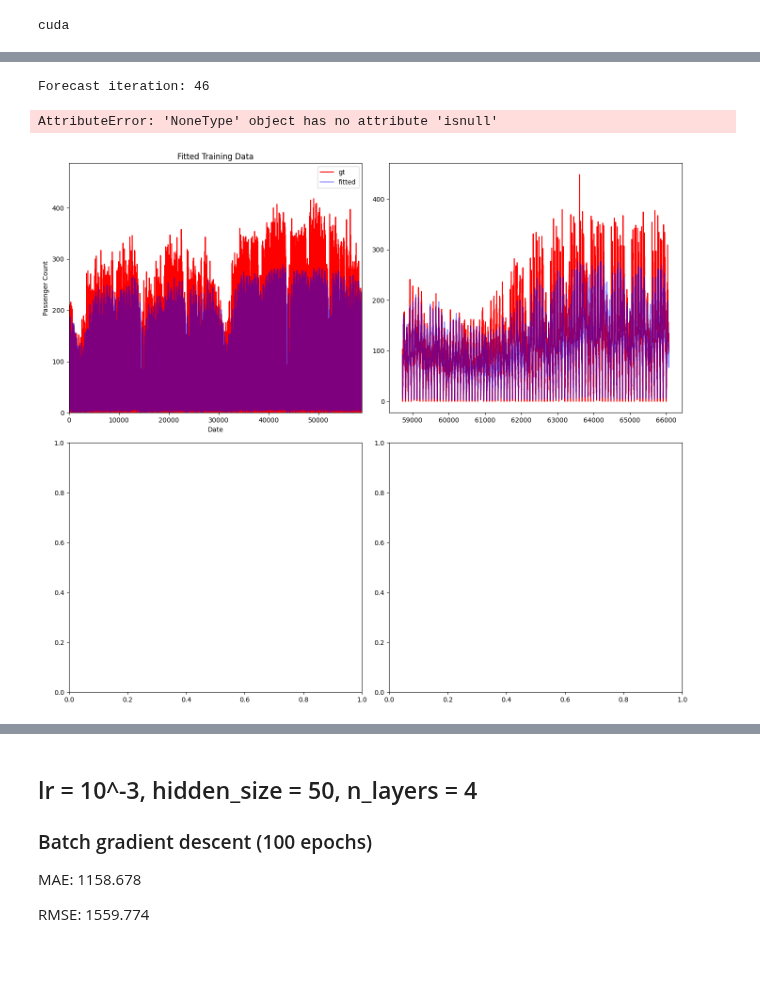
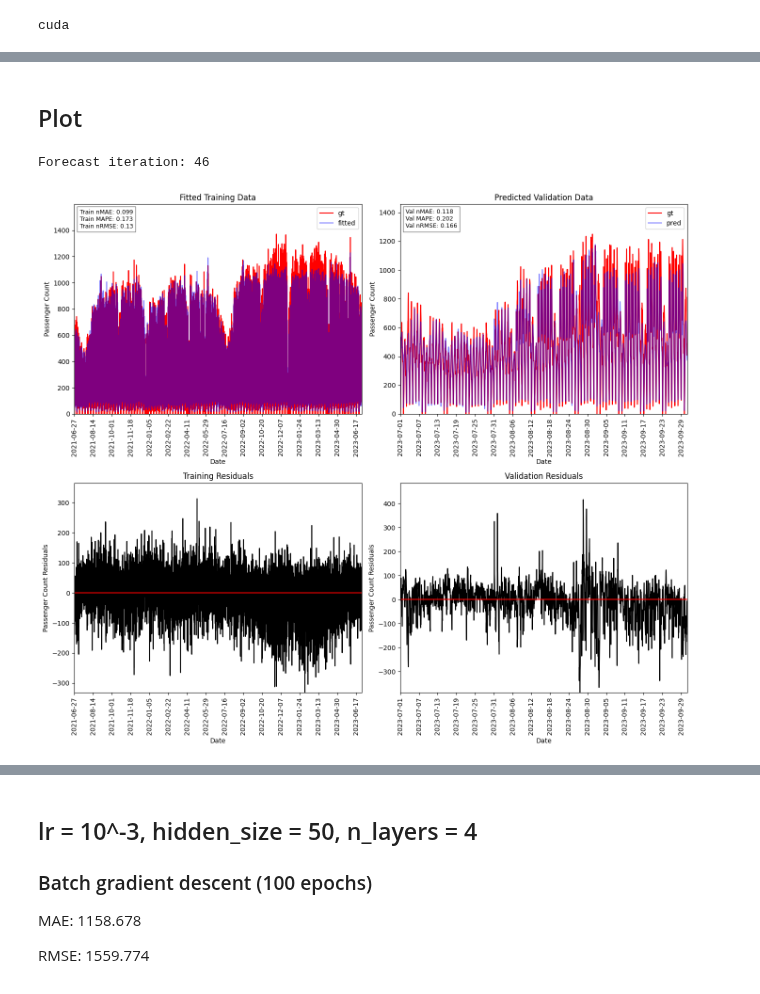
Before and after one commit to andr830g/Machine-Learning-Passenger-Forecasting, a Jupyter notebook: DeepLearningModelling.ipynb, the cells around one changed output, grey strips where cells are left out. Cells and saved outputs as stored; diff of their text form; code cells hidden in the pictures; blank space fills up the shorter version.

```diff
--- a/DeepLearningModelling.ipynb
+++ b/DeepLearningModelling.ipynb
@@ -73,13 +25,16 @@ class LSTM(nn.Module):
         super(LSTM, self).__init__()
         self.hidden_size = hidden_size
         self.num_layers = num_layers
+        self.multiplier = 1
+        if bidirectional:
+            self.multiplier = 2
 
         self.lstm = nn.LSTM(input_size, hidden_size, num_layers, batch_first=True, bidirectional=bidirectional, dropout=dropout_prob)
-        self.fc = nn.Linear(hidden_size*2, output_size)
+        self.fc = nn.Linear(hidden_size*self.multiplier, output_size)
 
     def forward(self, x):
-        h0 = torch.zeros(self.num_layers*2, x.size(0), self.hidden_size).to(x.device)
-        c0 = torch.zeros(self.num_layers*2, x.size(0), self.hidden_size).to(x.device)
+        h0 = torch.zeros(self.num_layers*self.multiplier, x.size(0), self.hidden_size).to(x.device)
+        c0 = torch.zeros(self.num_layers*self.multiplier, x.size(0), self.hidden_size).to(x.device)
 
         out, _ = self.lstm(x, (h0, c0))
         out = self.fc(out[:, -1, :])
@@ -89,5 +156,31 @@ cuda
+# %% [markdown]
+## Plot
+# %%
+# Change accordingly
+aggLevel = 60
+line = "1A"
+diff = False
+lags = [1, 4, 8, 20, 40, 120, 140]  # [i+1 for i in range(20)] + [40, 60, 80, 100, 120, 140]  # <-- To use all columns
+dropWeather = False
+dropCalendar = False
+
+if aggLevel == 60:
+    multiplier = 1
+elif aggLevel == 30:
+    multiplier = 2
+elif aggLevel == 15:
+    multiplier = 4
+lags = [lag*multiplier for lag in lags]
+
+X_train, y_train, X_val, y_val, y_train_true, y_val_true, lagColName, multiplier, train_orig, val_orig = utils.Pytorch.setupData(aggLevel,
+                                                                                                                                 multiplier,
+                                                                                                                                 line,
+                                                                                                                                 diff,
+                                                                                                                                 lags,
+                                                                                                                                 dropWeather,
+                                                                                                                                 dropCalendar)
 # %%
-model = LSTM(hidden_size=20, num_layers=2, dropout_prob=0.35, bidirectional=True)
+model = LSTM(hidden_size=100, num_layers=2, dropout_prob=0.35, bidirectional=True)
 model, y_train_pred, y_val_pred, epoch_range, train_loss_list, val_loss_list = utils.Pytorch.forecastPytorch(utils.Pytorch.fixedWindowPytorch,
                                                                                                              X_train,
                                                                                                              y_train,
@@ -97,7 +190,7 @@ model, y_train_pred, y_val_pred, epoch_range, train_loss_list, val_loss_list = u
                                                                                                              y_val_true,
                                                                                                              model=model,
                                                                                                              batchSize=32,
-                                                                                                             epochs=1,
+                                                                                                             epochs=30,
                                                                                                              lr=1e-3,
                                                                                                              device=device,
                                                                                                              lagColName=lagColName,
@@ -105,10 +198,9 @@ model, y_train_pred, y_val_pred, epoch_range, train_loss_list, val_loss_list = u
 # %% [output]
 Forecast iteration: 46
 # %%
-plotFitAndPredictions(y_train_pred, y_val_pred, y_train_true, y_val_true, trainDateCol=train_linesubset["date"], valDateCol=val_linesubset["date"])
+plotFitAndPredictions(y_train_pred, y_val_pred, y_train_true, y_val_true, trainDateCol=train_orig["date"], valDateCol=val_orig["date"])
 # %% [output]
-AttributeError: 'NoneType' object has no attribute 'isnull'
-[figure, old version]
+[figure, new version]
 # %%
 plotLossCurves(train_loss_list, val_loss_list, epoch_range)
 # %% [output]
```
Also changed, not shown: parts of 6 cells of this notebook, 2 other files.
